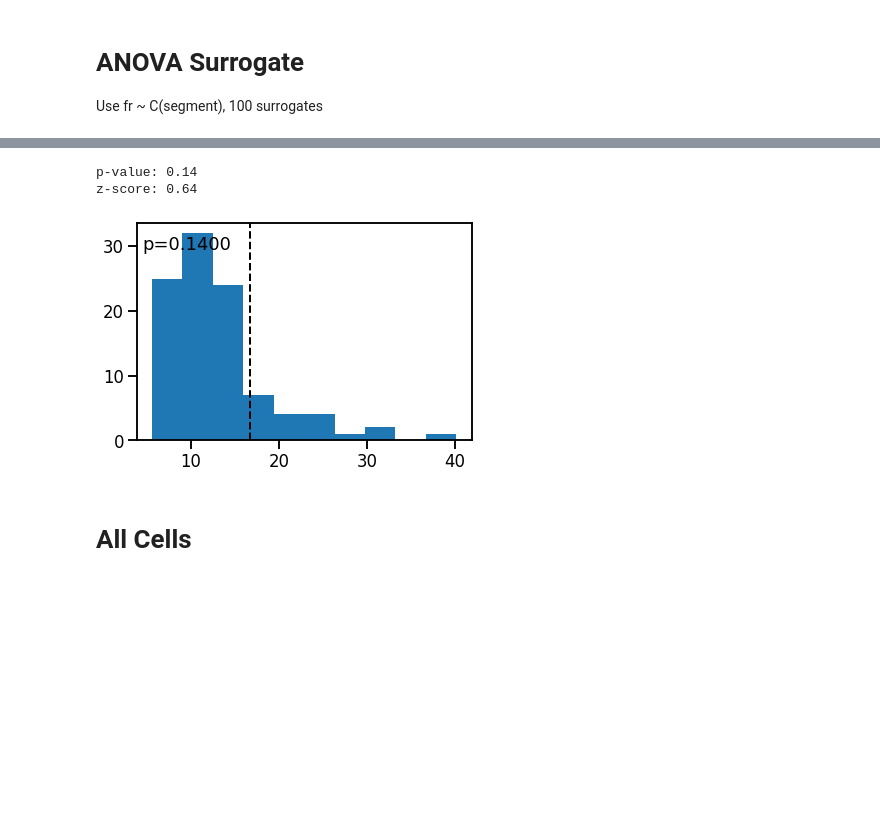
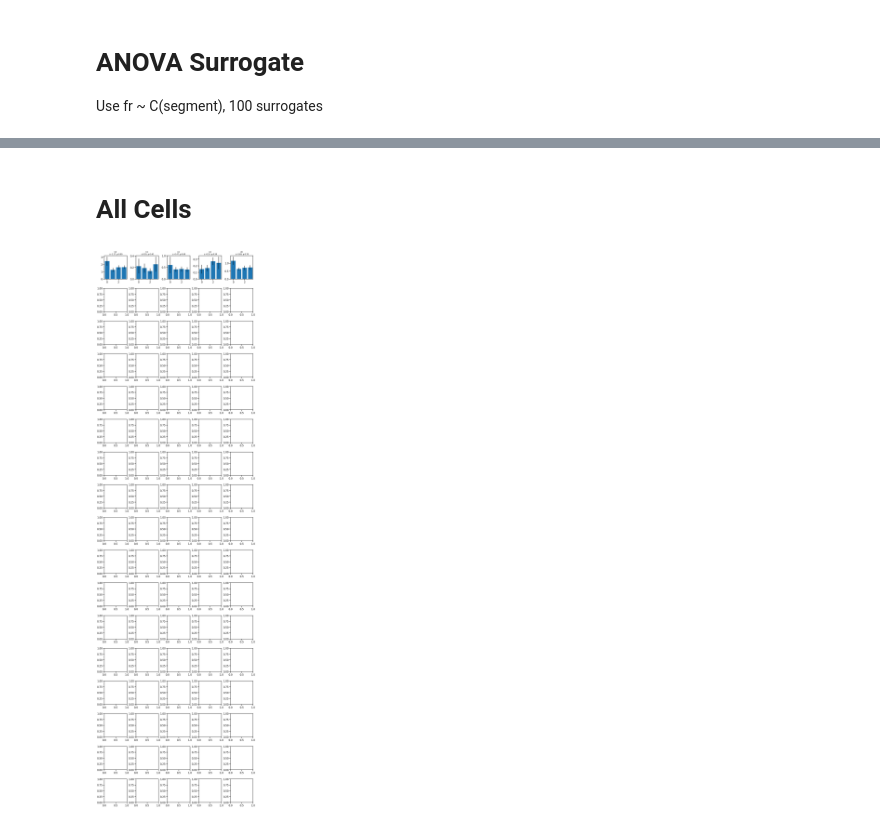
Before and after one commit to HSUPipeline/AnalyzeTH, a Jupyter notebook: notebooks/ANOVA-SerialPositionCells.ipynb, the cells around one changed output, grey strips where cells are left out. Cells and saved outputs as stored; diff of their text form; code cells hidden in the pictures; blank space fills up the shorter version.

```diff
--- a/notebooks/ANOVA-SerialPositionCells.ipynb
+++ b/notebooks/ANOVA-SerialPositionCells.ipynb
@@ -380,19 +350,16 @@ Notes:
 # %%
-# Compute the empirical p-value based on surrogates
-surr_p_val = compute_empirical_pvalue(f_val, surrogates)
+# # OLD:
+# # Compute the empirical p-value based on surrogates
+# surr_p_val = compute_empirical_pvalue(f_val, surrogates)
 
-# Compute z-score of the real F-value compared to surrogates
-z_score = zscore_to_surrogates(f_val, surrogates)
+# # Compute z-score of the real F-value compared to surrogates
+# z_score = zscore_to_surrogates(f_val, surrogates)
 
-# Print out the compute p-value and z-scored information
-print('p-value: {:4.2f}'.format(surr_p_val))
-print('z-score: {:4.2f}'.format(z_score))
+# # Print out the compute p-value and z-scored information
+# print('p-value: {:4.2f}'.format(surr_p_val))
+# print('z-score: {:4.2f}'.format(z_score))
 
-# Plot the distribution of surrogates, comparing to real F-value
-plot_surrogates(surrogates, f_val, surr_p_val)
+# # Plot the distribution of surrogates, comparing to real F-value
+# plot_surrogates(surrogates, f_val, surr_p_val)
-# %% [output]
-p-value: 0.14
-z-score: 0.64
-[figure, removed]
 # %% [markdown]
 # All Cells
@@ -474,0 +449,21 @@ z-score: 0.64
+# %%
+# Plot the firing rate per segment across trials for all units
+for ii, ax in zip(keep_inds[0:5], make_axes(n_keep, hspace=0.4, wspace=0.4)):
+
+    spikes = nwbfile.units.get_unit_spike_times(ii)
+    times_shuffle = shuffle_spikes(spikes, shuffle_approach, n_surrogates, **shuffle_kwargs)
+
+    surrogates = np.zeros(n_surrogates)
+    for ind, shuffle in enumerate(times_shuffle):
+        all_frs = compute_serial_position_fr(shuffle, nav_starts, chest_openings,
+                                             chest_trials, ptimes, positions)
+        df = create_df_serial(all_frs)
+        surrogates[ind] = fit_anova_serial(df)
+
+    p_val, z_score = compute_surrogate_stats(f_val, surrogates, plot=False, verbose=False)
+
+    plot_bar(all_frs.mean(0), count.keys(), yerr=sem(all_frs, 0), ax=ax)
+    ax.set_title('U{} \n z-{:1.2f}, p-{:1.2f}'.format(ii, z_score, p_val),
+                 fontdict={'fontsize' : 12}, color=color_pval(p_val))
+# %% [output]
+[figure, added]
```
Also changed, not shown: parts of 42 cells of this notebook.
